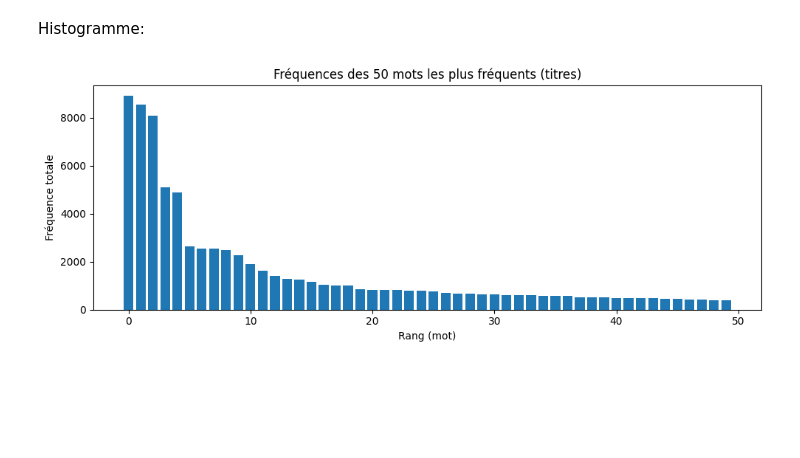
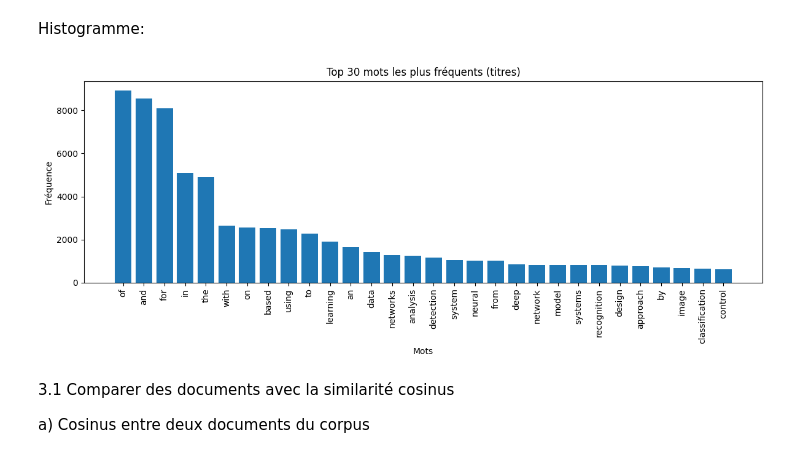
Before and after one commit to Lserval/BE2_DS, a Jupyter notebook: BE lisa.ipynb, the cells around one changed output. Drawn from its saved outputs; the diff is of its cells as text; code cells hidden in the pictures; blank space fills up the shorter version.

```diff
--- a/BE lisa.ipynb
+++ b/BE lisa.ipynb
@@ -306,17 +306,26 @@ top_words_df
 Histogramme:
 # %%
 import matplotlib.pyplot as plt
+import numpy as np
 
-top_n = 50
-# fréquences triées du plus fréquent au moins fréquent
-sorted_freqs = np.sort(word_counts)[::-1][:top_n]
+top_n = 30  # par exemple
 
-plt.figure(figsize=(10, 4))
-plt.bar(range(top_n), sorted_freqs)
-plt.title(f"Fréquences des {top_n} mots les plus fréquents (titres)")
-plt.xlabel("Rang (mot)")
-plt.ylabel("Fréquence totale")
+# On récupère les top_n mots les plus fréquents
+sorted_idx = np.argsort(word_counts)[::-1][:top_n]
+top_words = features[sorted_idx]
+top_counts = word_counts[sorted_idx]
+
+plt.figure(figsize=(12, 5))
+plt.bar(top_words, top_counts)
+plt.title(f"Top {top_n} mots les plus fréquents (titres)")
+plt.xlabel("Mots")
+plt.ylabel("Fréquence")
+plt.xticks(rotation=90)  # rotation pour éviter le chevauchement
 plt.tight_layout()
 plt.show()
 # %% [output]
-[figure, old version]
+[figure, new version]
+# %% [markdown]
+3.1 Comparer des documents avec la similarité cosinus
+
+a) Cosinus entre deux documents du corpus
```
Also changed, not shown: parts of 22 cells of this notebook.
